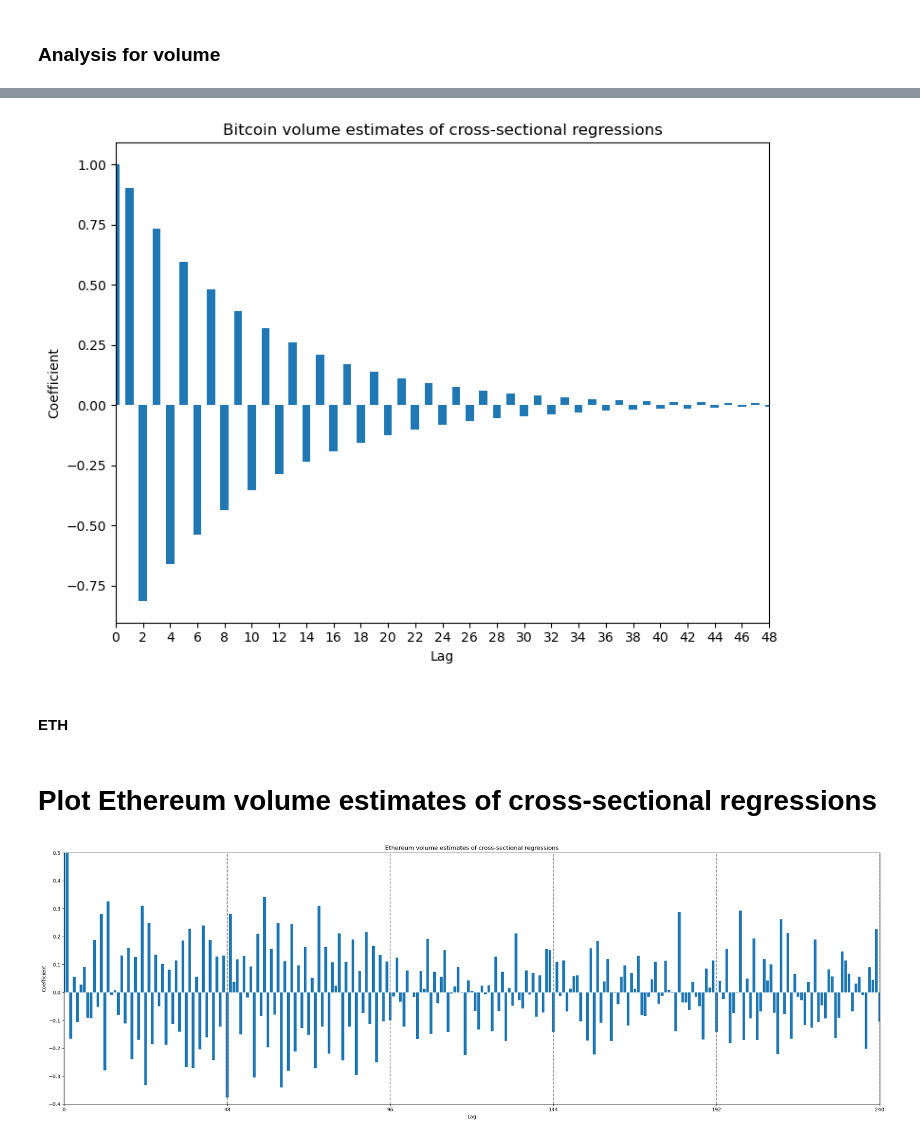
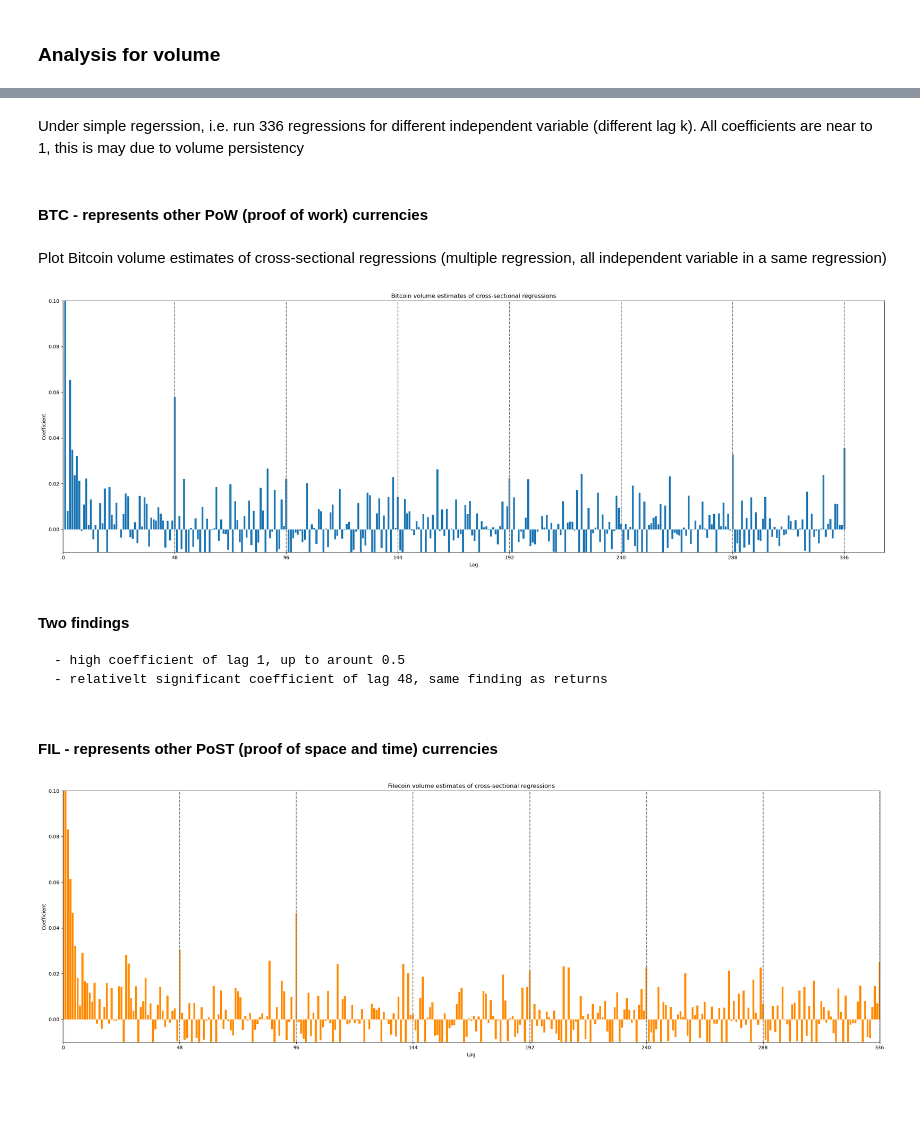
Before and after one commit to junxunliu/crypto_analysis, a Jupyter notebook: cryptocurrency_analysis.ipynb, the cells around one changed output, grey strips where cells are left out. Drawn from its saved outputs; the diff is of its cells as text; code cells hidden in the pictures; blank space fills up the shorter version.

```diff
--- a/cryptocurrency_analysis.ipynb
+++ b/cryptocurrency_analysis.ipynb
@@ -927,3 +1013,6 @@ fig.savefig('portfolio_tvalue.jpg')
 # %% [markdown]
 Find 1 day estimates and t-statistics seperately for other 9 cryptos
+# %%
+# build a coefficient dataframe for other 9 cryptos
+df_coef_9 = df_coef.set_index(np.char.upper(np.array(cryptos)))
 # %%
@@ -1006,5 +1102,8 @@ fig.savefig('1day_tvalue_for_others.jpg')
 # %% [markdown]
 ### Analysis for volume
+# %%
+# log the volumes before running regression
+df_volumes = np.log(df_volumes)
 # %%
 df_volumes.tail()
 # %% [output]
@@ -1026,13 +1125,7 @@ for i in range(2, 1441):
 # %%
 # reverse dataset for better understandding of lags
 df_btc_vol_r = df_btc_vol.iloc[::-1]
+# Replace 'inf' with 'NaN'
+df_btc_vol_r = df_btc_vol_r.replace([np.inf, -np.inf], np.nan)
 # remove missing value
 df_btc_vol_r = df_btc_vol_r.dropna()
-# get first month data
-df_btc_vol_1m = df_btc_vol_r.loc['2022-12-01 00:00:00':]
-# %%
-# Specify the dependent and independent variables
-log_cols = list(df_btc_vol_1m.columns)
-y = df_btc_vol_1m[log_cols.pop(0)]
-X = df_btc_vol_1m[log_cols]
-X = sm.add_constant(X)
@@ -1116 +1183,7 @@ df_btc_merged.head()
+# %% [markdown]
+Under simple regerssion, i.e. run 336 regressions for different independent variable (different lag k). All coefficients are near to 1, this is may due to volume persistency
+# %% [markdown]
+#### BTC - represents other PoW (proof of work) currencies
+# %% [markdown]
+Plot Bitcoin volume estimates of cross-sectional regressions (multiple regression, all independent variable in a same regression)
 # %%
@@ -1122,25 +1196,31 @@ X = sm.add_constant(X)
 BTC_lag1440_vol_reg = sm.OLS(y, X).fit()
 # %%
 # Extract coefficients
-coef = BTC_lag1440_vol_reg.params
+coef_btc = BTC_lag1440_vol_reg.params
 # Delete intercept coef
-gamma = np.delete(coef.values, 0)
-gamma = np.insert(gamma, 0, 1)
-lags = np.delete(coef.index, 0)
+gamma = np.delete(coef_btc.values, 0)
+gamma = np.insert(gamma, 0, 0)
+lags = np.delete(coef_btc.index, 0)
 lags = np.array([int(re.findall('\d+', lag)[0]) for lag in lags])
 lags = np.insert(lags, 0, 0)
 # Create a bar plot
-gamma = gamma[:49]
-lags = lags[:49]
-fig, ax = plt.subplots(figsize=(8, 6))
-ax.bar(lags, gamma, width = 0.6)
+gamma = gamma[:337]
+lags = lags[:337]
+fig, ax = plt.subplots(figsize=(24, 8))
+ax.bar(lags, gamma)
 ax.set_ylabel('Coefficient')
 ax.set_xlabel('Lag')
+# set the y limit
+ax.set_ylim(-0.01, 0.1)
 # set the x ticks
-ax.set_xticks(lags[::2])
-ax.set_xlim(lags.min(), lags.max())
+ax.set_xticks(lags[::48])
+ax.set_xlim(lags.min())
+# insert vertical lines for plot
+xticks = ax.get_xticks()
+for xtick in xticks:
+    ax.axvline(x=xtick, color='gray', linestyle='--')
 ax.set_title('Bitcoin volume estimates of cross-sectional regressions')
 fig.tight_layout()
 plt.show()
 # %% [output]
-[figure, old version]
+[figure, new version]
@@ -1147,4 +1230,8 @@ plt.show()
+# %% [markdown]
+#### Two findings
+    - high coefficient of lag 1, up to arount 0.5
+    - relativelt significant coefficient of lag 48, same finding as returns
 # %% [markdown]
-#### ETH
+#### FIL - represents other PoST (proof of space and time) currencies
 # %%
 # shift k lags
@@ -1170,23 +1257,21 @@ ETH_lag1440_vol_1m_reg = sm.OLS(y, X).fit()
-# %% [markdown]
-# Plot Ethereum volume estimates of cross-sectional regressions
 # %%
 # Extract coefficients
-coef = ETH_lag1440_vol_1m_reg.params
+coef_fil = FIL_lag1440_vol_reg.params
 # Delete intercept coef
-gamma = np.delete(coef.values, 0)
+gamma = np.delete(coef_fil.values, 0)
 gamma = np.insert(gamma, 0, 1)
-lags = np.delete(coef.index, 0)
+lags = np.delete(coef_fil.index, 0)
 lags = np.array([int(re.findall('\d+', lag)[0]) for lag in lags])
 lags = np.insert(lags, 0, 0)
 # Create a bar plot
-gamma = gamma[:241]
-lags = lags[:241]
+gamma = gamma[:337]
+lags = lags[:337]
 fig, ax = plt.subplots(figsize=(24, 8))
-ax.bar(lags, gamma)
+ax.bar(lags, gamma, color='#FF8C00')
 ax.set_ylabel('Coefficient')
 ax.set_xlabel('Lag')
 # set the y limit
-ax.set_ylim(-0.4, 0.5)
+ax.set_ylim(-0.01, 0.1)
 # set the x ticks
 ax.set_xticks(lags[::48])
 ax.set_xlim(lags.min(), lags.max())
@@ -1194,8 +1279,8 @@ ax.set_xlim(lags.min(), lags.max())
 xticks = ax.get_xticks()
 for xtick in xticks:
     ax.axvline(x=xtick, color='gray', linestyle='--')
-ax.set_title('Ethereum volume estimates of cross-sectional regressions')
+ax.set_title('Filecoin volume estimates of cross-sectional regressions')
 fig.tight_layout()
 plt.show()
 # %% [output]
-[figure, old version]
+[figure, new version]
```
Also changed, not shown: parts of 58 cells of this notebook, 14 other files.
